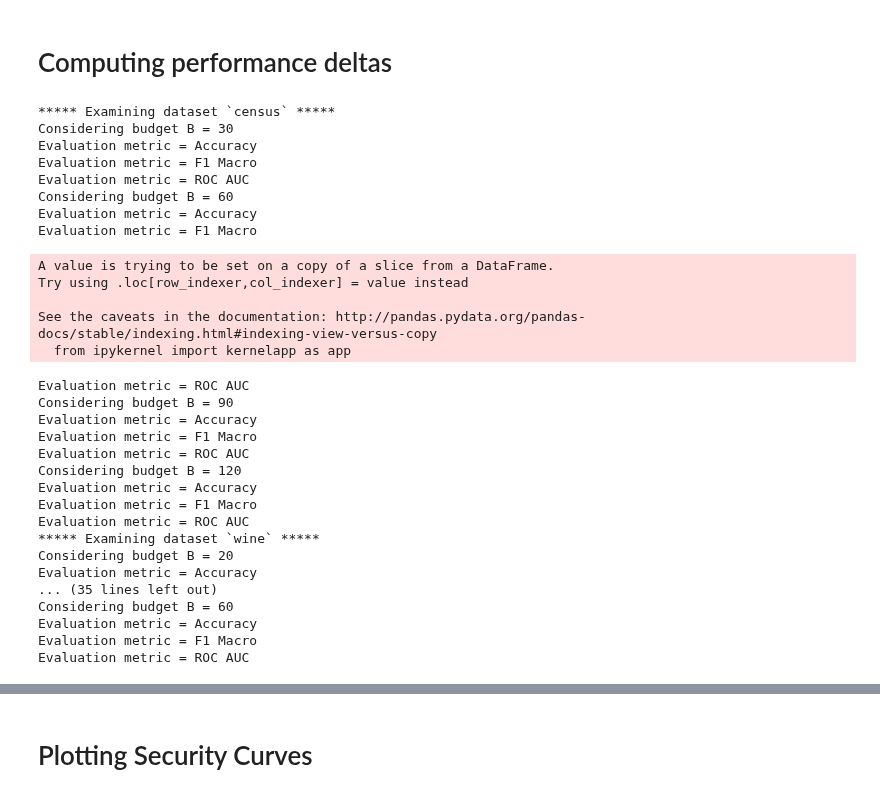
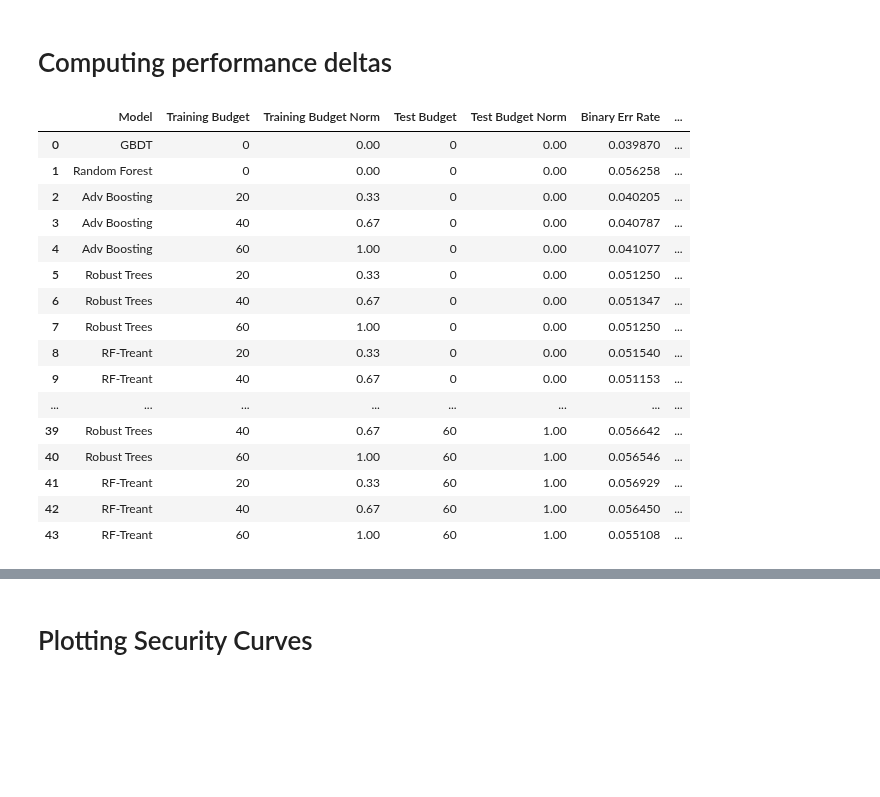
Before and after one commit to gtolomei/treant, a Jupyter notebook: src/plotting.ipynb, the cells around one changed output, grey strips where cells are left out. Drawn from its saved outputs; the diff is of its cells as text; code cells hidden in the pictures; blank space fills up the shorter version.

Commit message:
adv boosting conflict

```diff
--- a/src/plotting.ipynb
+++ b/src/plotting.ipynb
@@ -75,36 +76,25 @@ def delta_performance(metrics):
         delta_performance_dfs[dataset] = delta_performance_dataset(EVAL_MODELS[dataset], metrics)
 
     return delta_performance_dfs
+# %%
+EVAL_MODELS['malware']
+# %% [output]
+|  | Model | Training Budget | Training Budget Norm | Test Budget | Test Budget Norm | Binary Err Rate | ... |
+| 0 | GBDT | 0 | 0.00 | 0 | 0.00 | 0.039870 | ... |
+| 1 | Random Forest | 0 | 0.00 | 0 | 0.00 | 0.056258 | ... |
+| 2 | Adv Boosting | 20 | 0.33 | 0 | 0.00 | 0.040205 | ... |
+| 3 | Adv Boosting | 40 | 0.67 | 0 | 0.00 | 0.040787 | ... |
+| 4 | Adv Boosting | 60 | 1.00 | 0 | 0.00 | 0.041077 | ... |
+| 5 | Robust Trees | 20 | 0.33 | 0 | 0.00 | 0.051250 | ... |
+| 6 | Robust Trees | 40 | 0.67 | 0 | 0.00 | 0.051347 | ... |
+| 7 | Robust Trees | 60 | 1.00 | 0 | 0.00 | 0.051250 | ... |
+| 8 | RF-Treant | 20 | 0.33 | 0 | 0.00 | 0.051540 | ... |
+| 9 | RF-Treant | 40 | 0.67 | 0 | 0.00 | 0.051153 | ... |
+| ... | ... | ... | ... | ... | ... | ... | ... |
+| 39 | Robust Trees | 40 | 0.67 | 60 | 1.00 | 0.056642 | ... |
+| 40 | Robust Trees | 60 | 1.00 | 60 | 1.00 | 0.056546 | ... |
+| 41 | RF-Treant | 20 | 0.33 | 60 | 1.00 | 0.056929 | ... |
+| 42 | RF-Treant | 40 | 0.67 | 60 | 1.00 | 0.056450 | ... |
+| 43 | RF-Treant | 60 | 1.00 | 60 | 1.00 | 0.055108 | ... |
 # %%
-delta_performance_dfs = delta_performance(EVAL_METRICS)
+#delta_performance_dfs = delta_performance(EVAL_METRICS)
-# %% [output]
-***** Examining dataset `census` *****
-Considering budget B = 30
-Evaluation metric = Accuracy
-Evaluation metric = F1 Macro
-Evaluation metric = ROC AUC
-Considering budget B = 60
-Evaluation metric = Accuracy
-Evaluation metric = F1 Macro
-A value is trying to be set on a copy of a slice from a DataFrame.
-Try using .loc[row_indexer,col_indexer] = value instead
-
-See the caveats in the documentation: http://pandas.pydata.org/pandas-docs/stable/indexing.html#indexing-view-versus-copy
-  from ipykernel import kernelapp as app
-Evaluation metric = ROC AUC
-Considering budget B = 90
-Evaluation metric = Accuracy
-Evaluation metric = F1 Macro
-Evaluation metric = ROC AUC
-Considering budget B = 120
-Evaluation metric = Accuracy
-Evaluation metric = F1 Macro
-Evaluation metric = ROC AUC
-***** Examining dataset `wine` *****
-Considering budget B = 20
-Evaluation metric = Accuracy
-... (35 lines left out)
-Considering budget B = 60
-Evaluation metric = Accuracy
-Evaluation metric = F1 Macro
-Evaluation metric = ROC AUC
```
Also changed, not shown: parts of 16 cells of this notebook.
